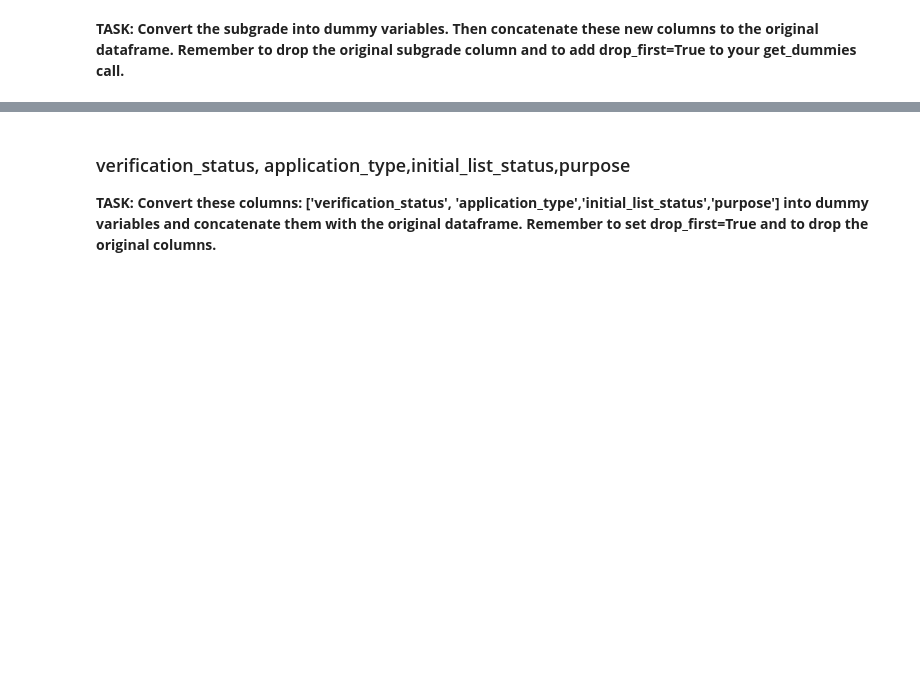
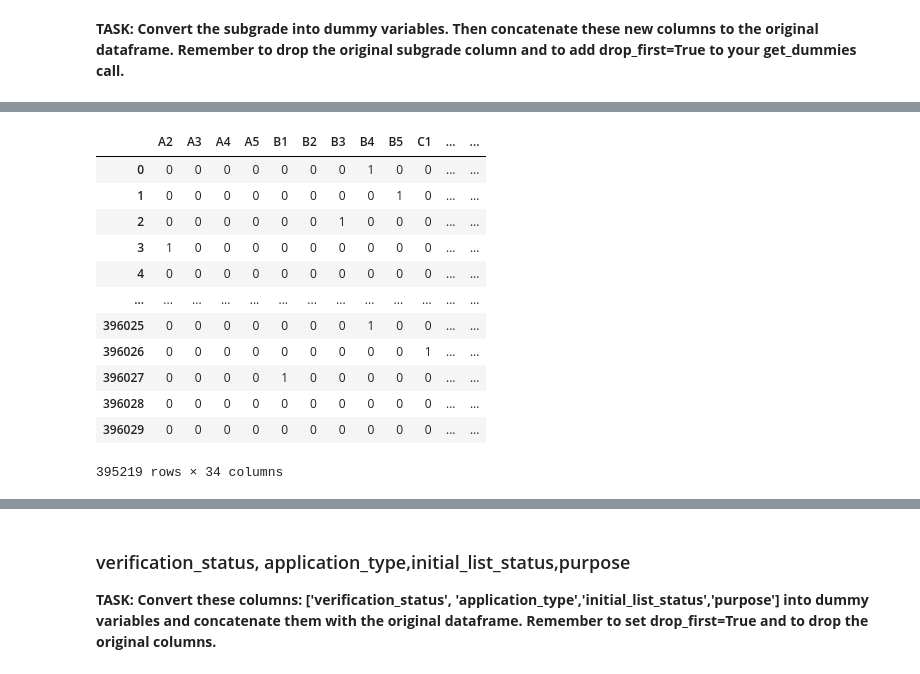
Before and after one commit to fgias/ds-ml-udemy, a Jupyter notebook: 21-Deep Learning/03-Keras-Project-Exercise.ipynb, the cells around one changed output, grey strips where cells are left out. Drawn from its saved outputs; the diff is of its cells as text; code cells hidden in the pictures; blank space fills up the shorter version.

```diff
--- a/21-Deep Learning/03-Keras-Project-Exercise.ipynb
+++ b/21-Deep Learning/03-Keras-Project-Exercise.ipynb
@@ -928,3 +925,5 @@ Name: term, dtype: int64
+# %%
+df['term'] = df['term'].map({' 36 months':36, ' 60 months':60})
 # %% [markdown]
 ### grade feature
 
@@ -934,2 +931,4 @@ Name: term, dtype: int64
+# %%
+df.drop('grade', axis=1, inplace=True)
 # %% [markdown]
 **TASK: Convert the subgrade into dummy variables. Then concatenate these new columns to the original dataframe. Remember to drop the original subgrade column and to add drop_first=True to your get_dummies call.**
@@ -955,0 +935,16 @@ Index(['home_ownership', 'verification_status', 'issue_d', 'loan_status',
+# %%
+pd.get_dummies(df['sub_grade'], drop_first=True)
+# %% [output]
+|  | A2 | A3 | A4 | A5 | B1 | B2 | B3 | B4 | B5 | C1 | ... | ... |
+| 0 | 0 | 0 | 0 | 0 | 0 | 0 | 0 | 1 | 0 | 0 | ... | ... |
+| 1 | 0 | 0 | 0 | 0 | 0 | 0 | 0 | 0 | 1 | 0 | ... | ... |
+| 2 | 0 | 0 | 0 | 0 | 0 | 0 | 1 | 0 | 0 | 0 | ... | ... |
+| 3 | 1 | 0 | 0 | 0 | 0 | 0 | 0 | 0 | 0 | 0 | ... | ... |
+| 4 | 0 | 0 | 0 | 0 | 0 | 0 | 0 | 0 | 0 | 0 | ... | ... |
+| ... | ... | ... | ... | ... | ... | ... | ... | ... | ... | ... | ... | ... |
+| 396025 | 0 | 0 | 0 | 0 | 0 | 0 | 0 | 1 | 0 | 0 | ... | ... |
+| 396026 | 0 | 0 | 0 | 0 | 0 | 0 | 0 | 0 | 0 | 1 | ... | ... |
+| 396027 | 0 | 0 | 0 | 0 | 1 | 0 | 0 | 0 | 0 | 0 | ... | ... |
+| 396028 | 0 | 0 | 0 | 0 | 0 | 0 | 0 | 0 | 0 | 0 | ... | ... |
+| 396029 | 0 | 0 | 0 | 0 | 0 | 0 | 0 | 0 | 0 | 0 | ... | ... |
+395219 rows × 34 columns
```
Also changed, not shown: parts of 82 cells of this notebook, 1 other file.
